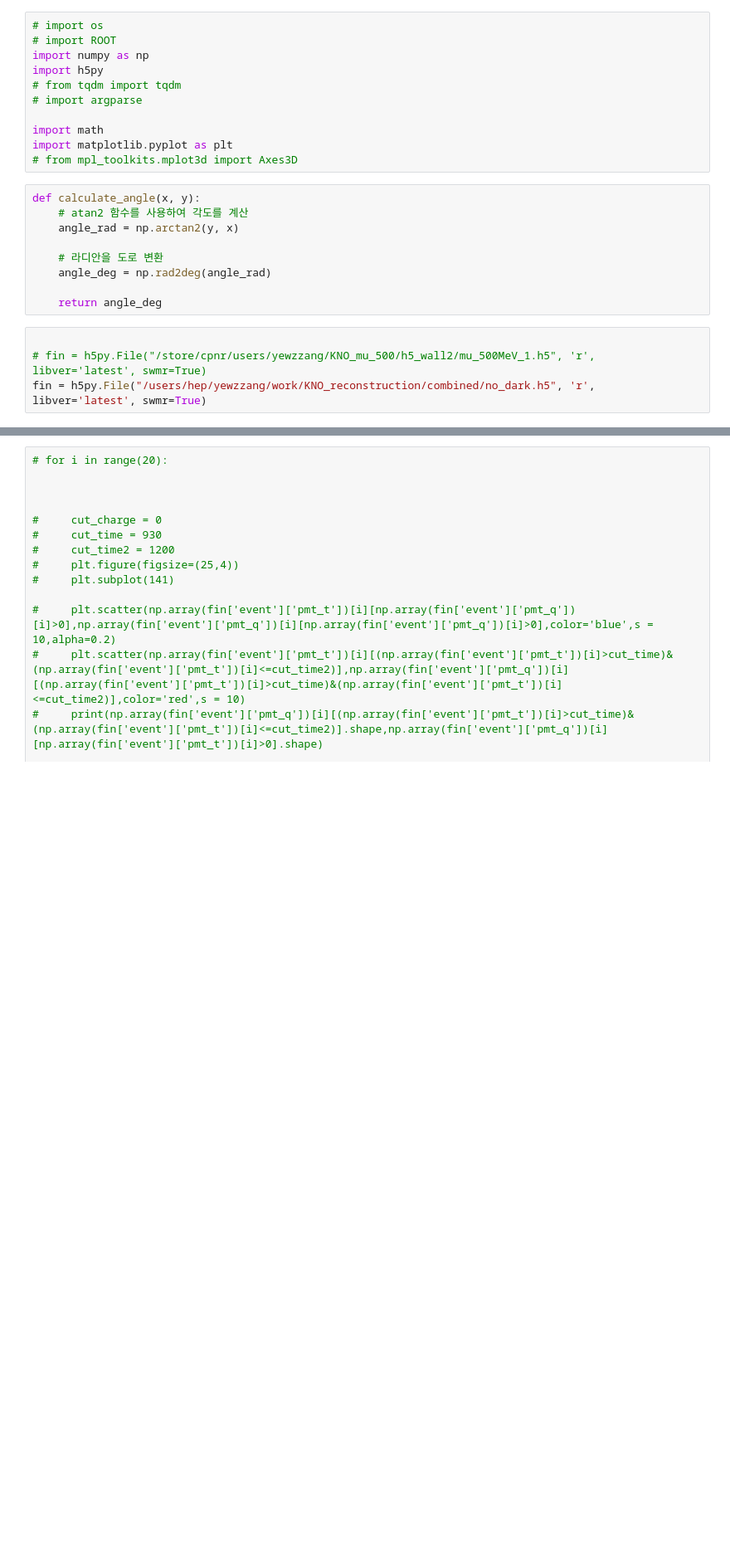
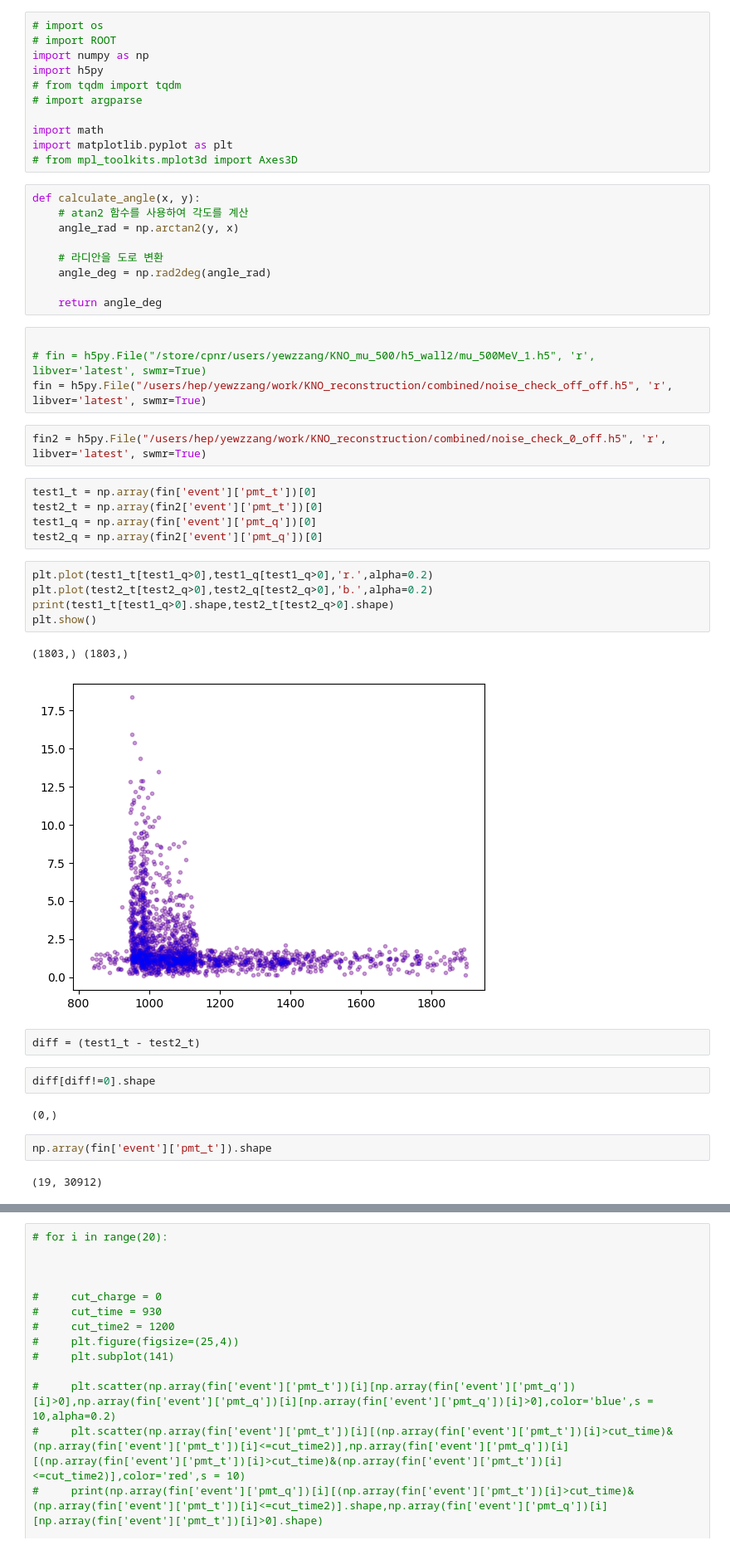
Before and after one commit to chyoo92/KNO_reconstruction, a Jupyter notebook: combined/2d_plot.ipynb, the cells around one changed output, grey strips where cells are left out. Shown at 83% size. Saved outputs shown, nothing was run; the diff lists cells and outputs as text; blank space fills up the shorter version.

```diff
--- a/combined/2d_plot.ipynb
+++ b/combined/2d_plot.ipynb
@@ -21,5 +21,30 @@ def calculate_angle(x, y):
 # %%
 
 # fin = h5py.File("/store/cpnr/users/yewzzang/KNO_mu_500/h5_wall2/mu_500MeV_1.h5", 'r', libver='latest', swmr=True)
-fin = h5py.File("/users/hep/yewzzang/work/KNO_reconstruction/combined/no_dark.h5", 'r', libver='latest', swmr=True)
+fin = h5py.File("/users/hep/yewzzang/work/KNO_reconstruction/combined/noise_check_off_off.h5", 'r', libver='latest', swmr=True)
+# %%
+fin2 = h5py.File("/users/hep/yewzzang/work/KNO_reconstruction/combined/noise_check_0_off.h5", 'r', libver='latest', swmr=True)
+# %%
+test1_t = np.array(fin['event']['pmt_t'])[0]
+test2_t = np.array(fin2['event']['pmt_t'])[0]
+test1_q = np.array(fin['event']['pmt_q'])[0]
+test2_q = np.array(fin2['event']['pmt_q'])[0]
+# %%
+plt.plot(test1_t[test1_q>0],test1_q[test1_q>0],'r.',alpha=0.2)
+plt.plot(test2_t[test2_q>0],test2_q[test2_q>0],'b.',alpha=0.2)
+print(test1_t[test1_q>0].shape,test2_t[test2_q>0].shape)
+plt.show()
+# %% [output]
+(1803,) (1803,)
+[figure, added]
+# %%
+diff = (test1_t - test2_t)
+# %%
+diff[diff!=0].shape
+# %% [output]
+(0,)
+# %%
+np.array(fin['event']['pmt_t']).shape
+# %% [output]
+(19, 30912)
 # %%
```
Also changed, not shown: parts of 1 cell of this notebook, 10 other files.
